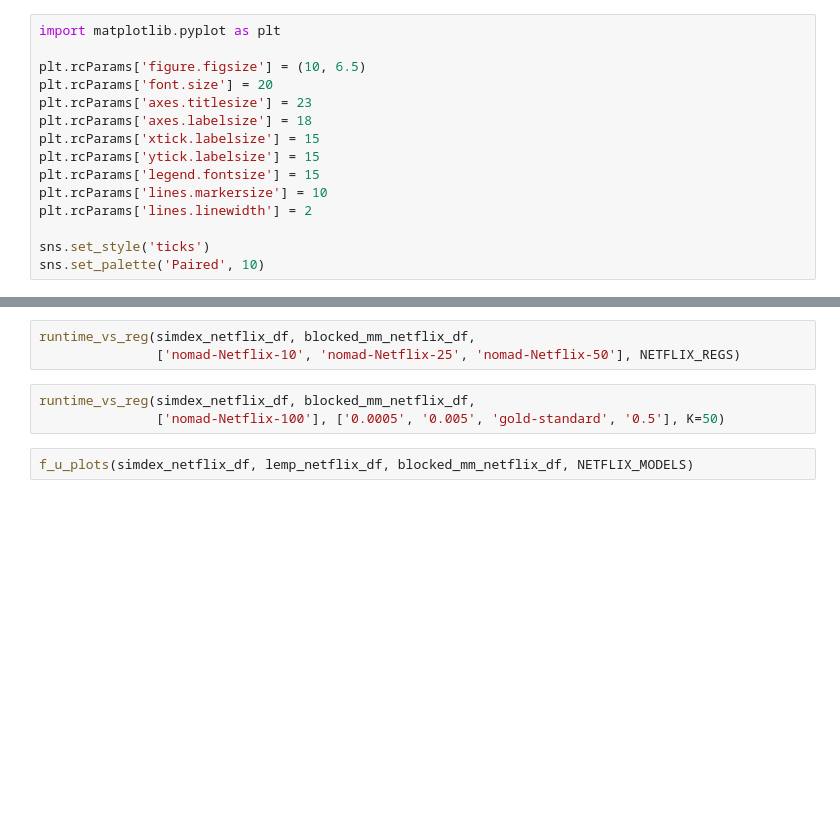
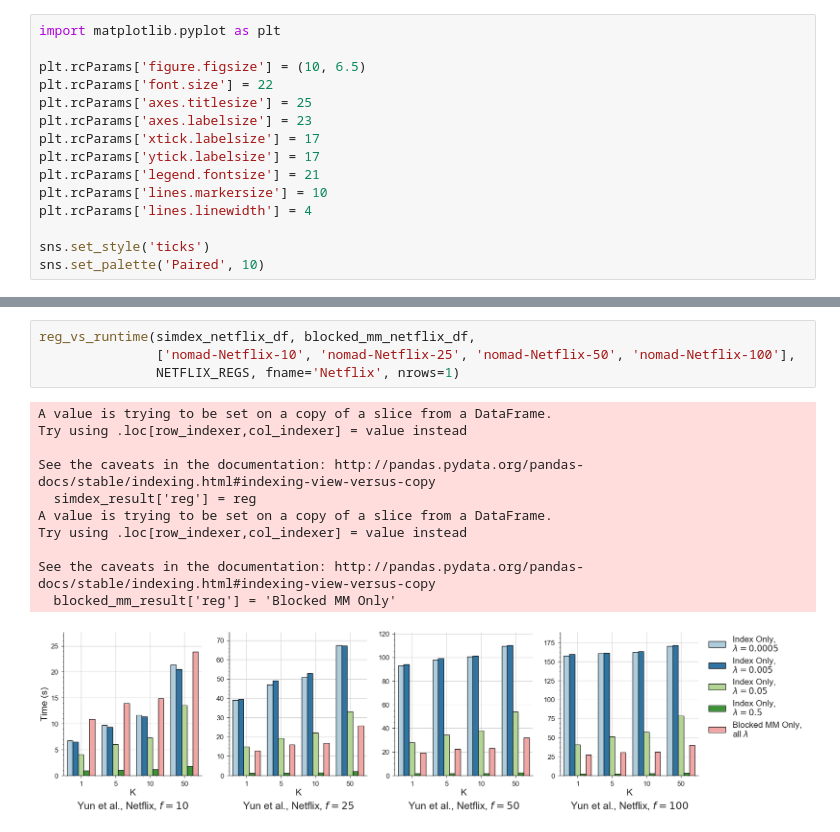
Before and after one commit to stanford-futuredata/optimus-maximus, a Jupyter notebook: plots/simdex-plots.ipynb, the cells around one changed output, grey strips where cells are left out. Saved outputs shown, nothing was run; the diff lists cells and outputs as text; blank space fills up the shorter version.

Commit message:
plots

```diff
--- a/plots/simdex-plots.ipynb
+++ b/plots/simdex-plots.ipynb
@@ -8,14 +9,14 @@ from plot_utils import *
 import matplotlib.pyplot as plt
 
 plt.rcParams['figure.figsize'] = (10, 6.5)
-plt.rcParams['font.size'] = 20
-plt.rcParams['axes.titlesize'] = 23
-plt.rcParams['axes.labelsize'] = 18
-plt.rcParams['xtick.labelsize'] = 15
-plt.rcParams['ytick.labelsize'] = 15
-plt.rcParams['legend.fontsize'] = 15
+plt.rcParams['font.size'] = 22
+plt.rcParams['axes.titlesize'] = 25
+plt.rcParams['axes.labelsize'] = 23
+plt.rcParams['xtick.labelsize'] = 17
+plt.rcParams['ytick.labelsize'] = 17
+plt.rcParams['legend.fontsize'] = 21
 plt.rcParams['lines.markersize'] = 10
-plt.rcParams['lines.linewidth'] = 2
+plt.rcParams['lines.linewidth'] = 4
 
 sns.set_style('ticks')
 sns.set_palette('Paired', 10)
@@ -26,8 +43,16 @@ blocked_mm_netflix_df = pd.read_csv('timing-results/netflix-blocked_mm-timing.cs
 # %%
-runtime_vs_reg(simdex_netflix_df, blocked_mm_netflix_df,
-               ['nomad-Netflix-10', 'nomad-Netflix-25', 'nomad-Netflix-50'], NETFLIX_REGS)
+reg_vs_runtime(simdex_netflix_df, blocked_mm_netflix_df,
+               ['nomad-Netflix-10', 'nomad-Netflix-25', 'nomad-Netflix-50', 'nomad-Netflix-100'],
+               NETFLIX_REGS, fname='Netflix', nrows=1)
+# %% [output]
+A value is trying to be set on a copy of a slice from a DataFrame.
+Try using .loc[row_indexer,col_indexer] = value instead
+
+See the caveats in the documentation: http://pandas.pydata.org/pandas-docs/stable/indexing.html#indexing-view-versus-copy
+  simdex_result['reg'] = reg
+A value is trying to be set on a copy of a slice from a DataFrame.
+Try using .loc[row_indexer,col_indexer] = value instead
+
+See the caveats in the documentation: http://pandas.pydata.org/pandas-docs/stable/indexing.html#indexing-view-versus-copy
+  blocked_mm_result['reg'] = 'Blocked MM Only'
+[figure, added]
-# %%
-runtime_vs_reg(simdex_netflix_df, blocked_mm_netflix_df,
-               ['nomad-Netflix-100'], ['0.0005', '0.005', 'gold-standard', '0.5'], K=50)
-# %%
-f_u_plots(simdex_netflix_df, lemp_netflix_df, blocked_mm_netflix_df, NETFLIX_MODELS)
```
Also changed, not shown: parts of 22 cells of this notebook, 7 other files.
